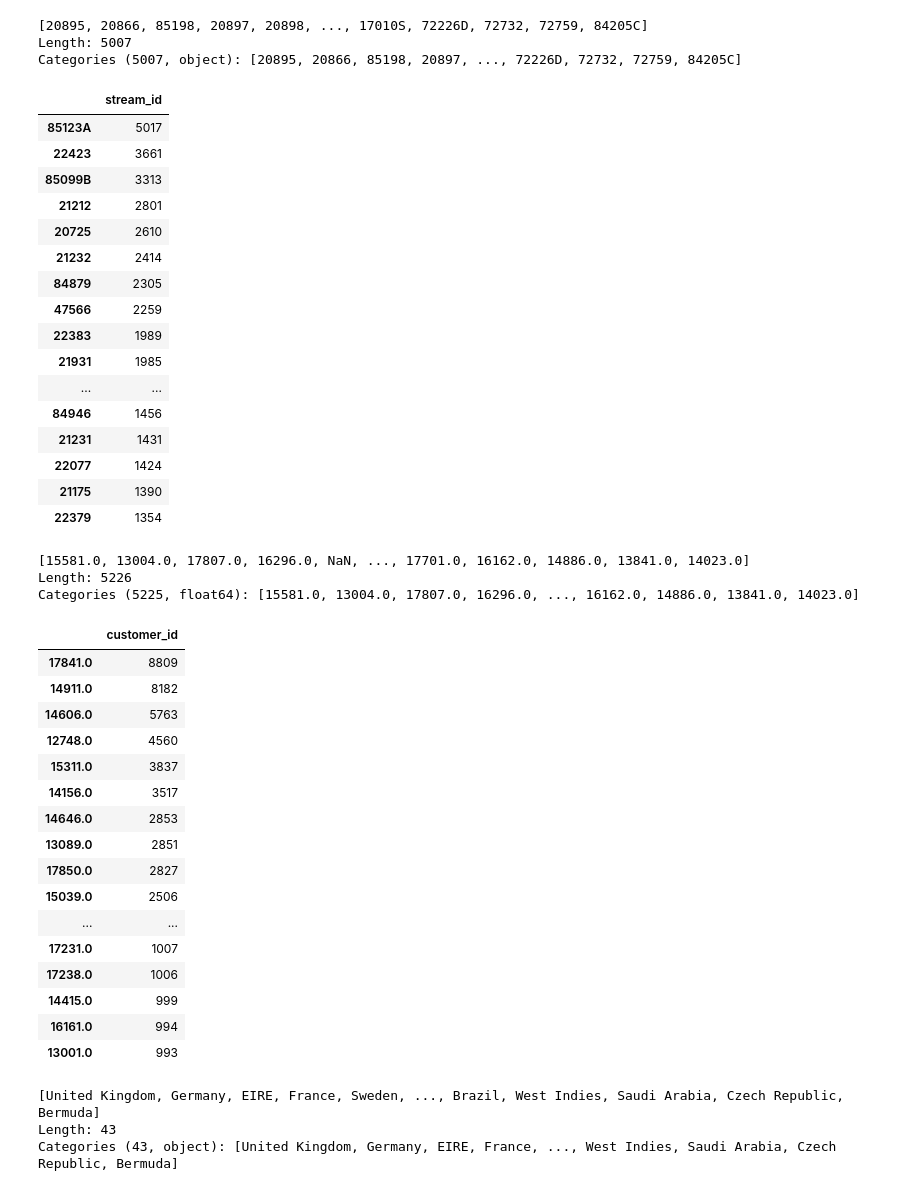
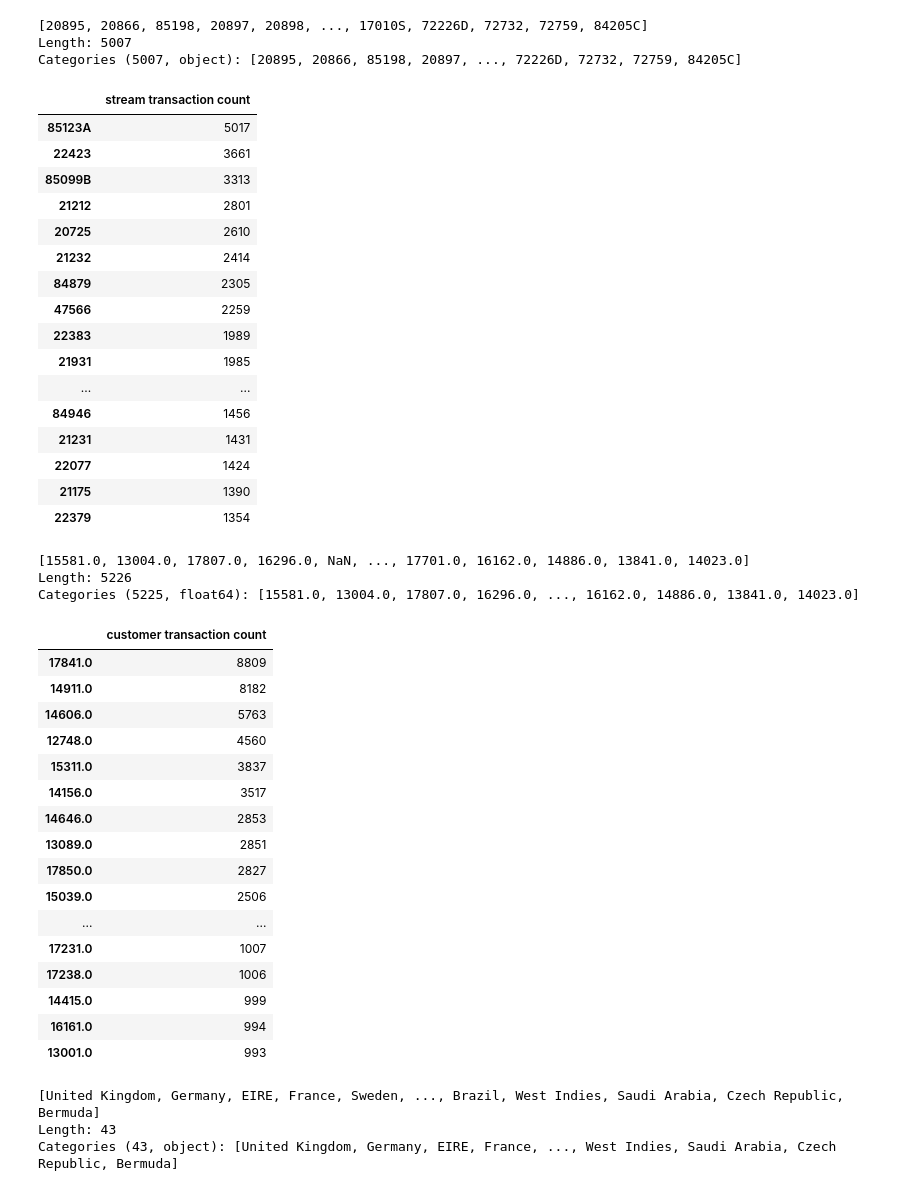
Before and after one commit to richardcure/capstone, a Jupyter notebook: EDA.ipynb, the cells around one changed output. Cells and saved outputs as stored; diff of their text form; code cells hidden in the pictures.

```diff
--- a/EDA.ipynb
+++ b/EDA.ipynb
@@ -310,10 +334,11 @@ Categories (5007, object): [20895, 20866, 85198, 20897, ..., 72226D, 72732, 7275
 # %%
 #show the 50 stream ids with the highest stream count
 streamids = df['stream_id'].value_counts()
 streamids = pd.DataFrame(streamids)
+streamids = streamids.rename(columns={'stream_id' : 'stream transaction count'})
 streamids[:50]
 # %% [output]
-|  | stream_id |
+|  | stream transaction count |
 | 85123A | 5017 |
 | 22423 | 3661 |
 | 85099B | 3313 |
@@ -342,9 +367,10 @@ Categories (5225, float64): [15581.0, 13004.0, 17807.0, 16296.0, ..., 16162.0, 1
 #show the top 50 customers with the highest transactions
 customerids = df['customer_id'].value_counts()
 customerids = pd.DataFrame(customerids)
+customerids = customerids.rename(columns={'customer_id' : 'customer transaction count'})
 customerids[:50]
 # %% [output]
-|  | customer_id |
+|  | customer transaction count |
 | 17841.0 | 8809 |
 | 14911.0 | 8182 |
 | 14606.0 | 5763 |
```
Also changed, not shown: parts of 6 cells of this notebook, 1 other file.
